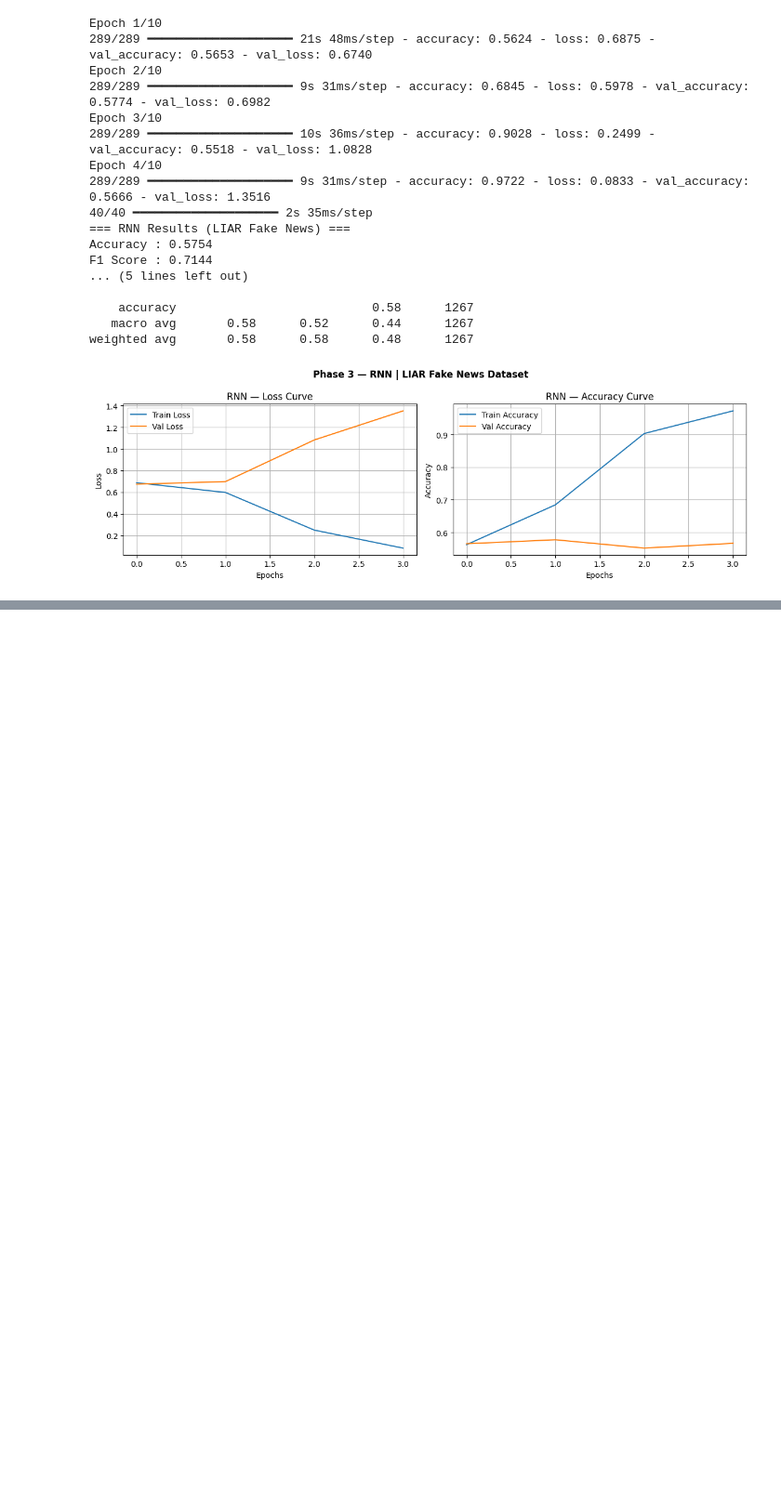
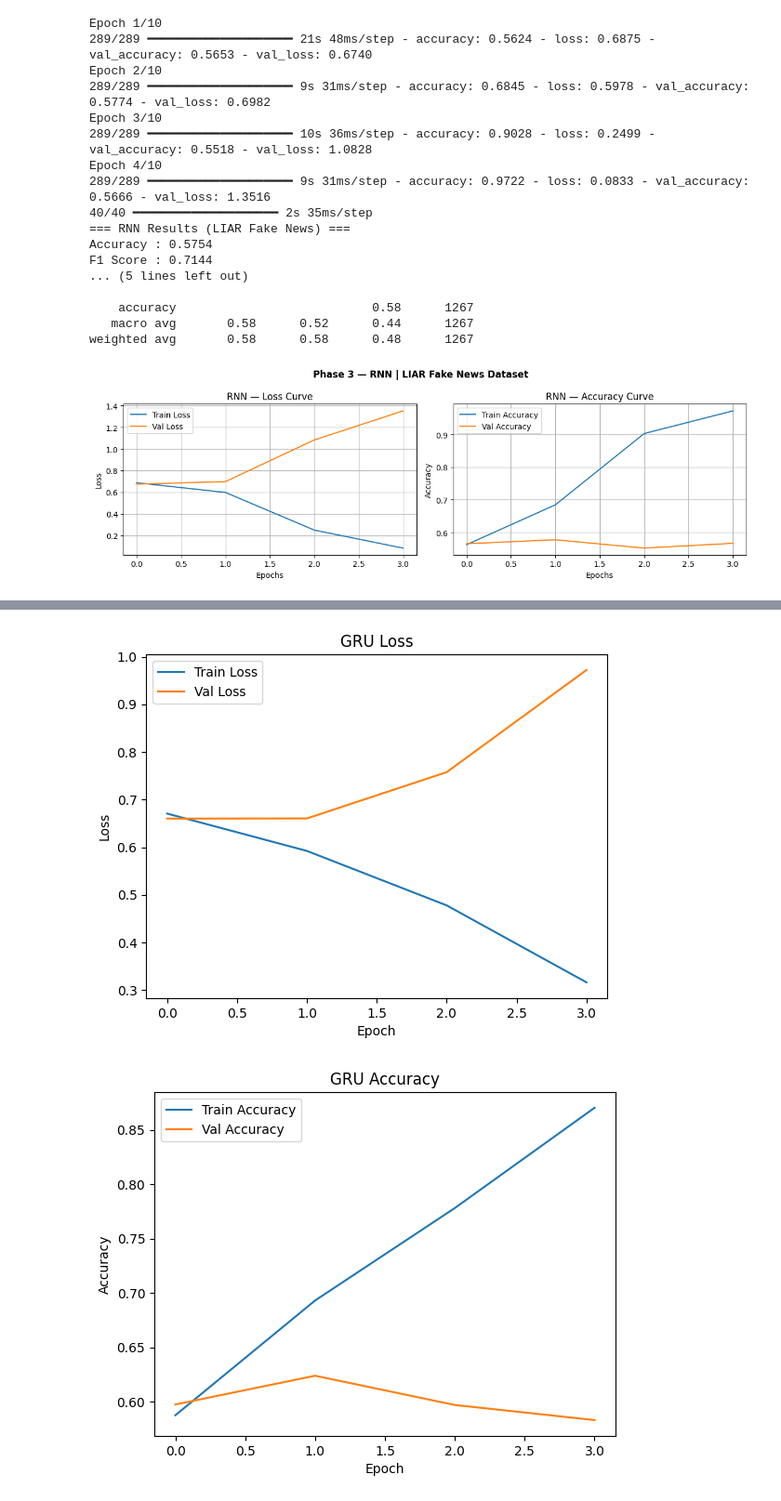
Before and after one commit to Shahd132/Sentiment-Fake-News-Detection, a Jupyter notebook: LastVersion_Fake_News.ipynb, the cells around one changed output, grey strips where cells are left out. Shown at 93% size. Cells and saved outputs as stored; diff of their text form; code cells hidden in the pictures; blank space fills up the shorter version.

Commit message:
GRU Model

```diff
--- a/LastVersion_Fake_News.ipynb
+++ b/LastVersion_Fake_News.ipynb
@@ -46,7 +43,8 @@ Using Colab cache for faster access to the 'liar-dataset' dataset.
 # %%
-train_path = "/kaggle/input/liar-dataset/train.tsv"
-valid_path = "/kaggle/input/liar-dataset/valid.tsv"
-test_path  = "/kaggle/input/liar-dataset/test.tsv"
+
+train_path = "/kaggle/input/datasets/doanquanvietnamca/liar-dataset/train.tsv"
+valid_path = "/kaggle/input/datasets/doanquanvietnamca/liar-dataset/valid.tsv"
+test_path  = "/kaggle/input/datasets/doanquanvietnamca/liar-dataset/test.tsv"
 import pandas as pd
 
 train = pd.read_csv(train_path, sep="\t", header=None)
@@ -1563,0 +1628,18 @@ weighted avg       0.58      0.58      0.48      1267
+# %%
+gru_model = build_gru()
+gru_model.summary()
+
+callbacks_gru = [
+    EarlyStopping(monitor='val_loss', patience=3,
+                  restore_best_weights=True, verbose=1),
+    ReduceLROnPlateau(monitor='val_loss', factor=0.5,
+                     patience=2, min_lr=1e-5, verbose=1)
+]
+
+history_gru = gru_model.fit(
+    X_train_gru, y_train_gru,
+    validation_split=0.2,
+    epochs=10,
+    batch_size=32,          # same batch size as the RNN cell
+    callbacks=callbacks_gru
+)
@@ -1563,0 +1709,23 @@ weighted avg       0.58      0.58      0.48      1267
+# %%
+import matplotlib.pyplot as plt
+
+# Loss
+plt.plot(history_gru.history['loss'], label='Train Loss')
+plt.plot(history_gru.history['val_loss'], label='Val Loss')
+plt.legend()
+plt.title('GRU Loss')
+plt.xlabel('Epoch')
+plt.ylabel('Loss')
+plt.show()
+
+# Accuracy
+plt.plot(history_gru.history['accuracy'], label='Train Accuracy')
+plt.plot(history_gru.history['val_accuracy'], label='Val Accuracy')
+plt.legend()
+plt.title('GRU Accuracy')
+plt.xlabel('Epoch')
+plt.ylabel('Accuracy')
+plt.show()
+# %% [output]
+[figure, added]
+[figure, added]
```
Also changed, not shown: parts of 12 cells of this notebook, 1 other file.
